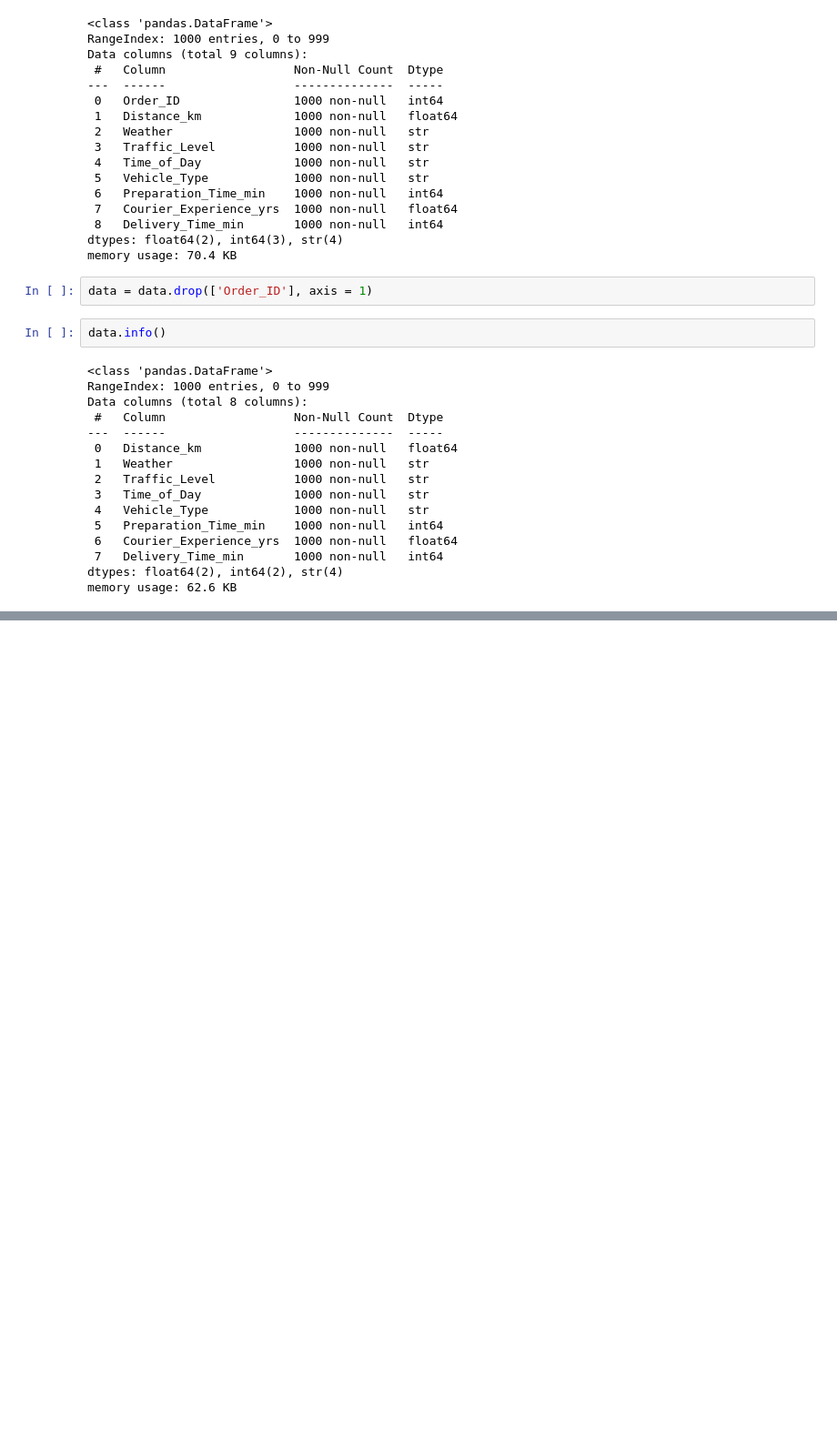
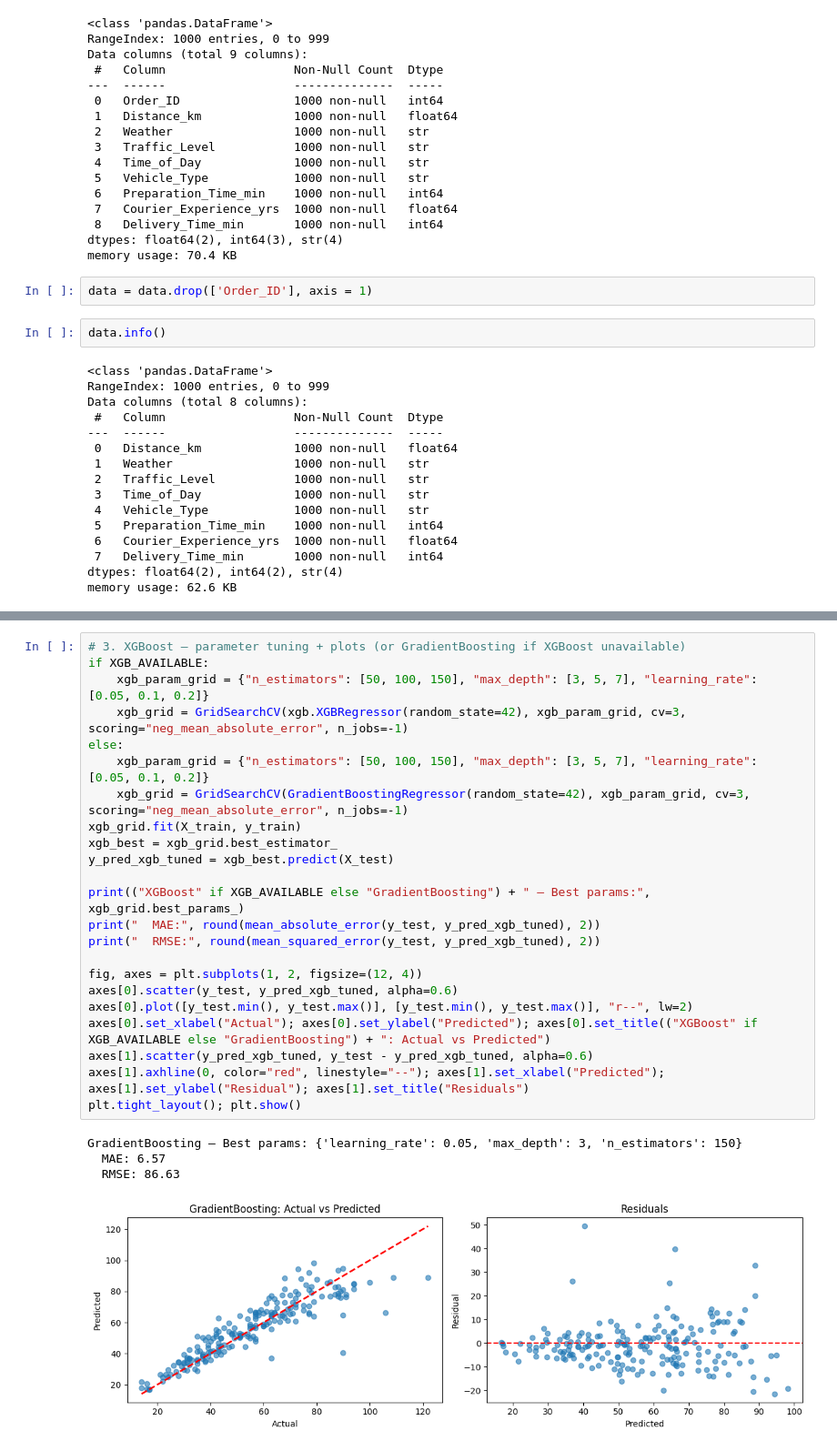
Before and after one commit to Aryan7440/Smart-food-delivery, a Jupyter notebook: notebook/food_delivery_estimation.ipynb, the cells around one changed output, grey strips where cells are left out. Shown at 91% size. Cells and saved outputs as stored; diff of their text form; blank space fills up the shorter version.

```diff
--- a/notebook/food_delivery_estimation.ipynb
+++ b/notebook/food_delivery_estimation.ipynb
@@ -127,0 +338,28 @@ data.head(10)
+# %%
+# 3. XGBoost — parameter tuning + plots (or GradientBoosting if XGBoost unavailable)
+if XGB_AVAILABLE:
+    xgb_param_grid = {"n_estimators": [50, 100, 150], "max_depth": [3, 5, 7], "learning_rate": [0.05, 0.1, 0.2]}
+    xgb_grid = GridSearchCV(xgb.XGBRegressor(random_state=42), xgb_param_grid, cv=3, scoring="neg_mean_absolute_error", n_jobs=-1)
+else:
+    xgb_param_grid = {"n_estimators": [50, 100, 150], "max_depth": [3, 5, 7], "learning_rate": [0.05, 0.1, 0.2]}
+    xgb_grid = GridSearchCV(GradientBoostingRegressor(random_state=42), xgb_param_grid, cv=3, scoring="neg_mean_absolute_error", n_jobs=-1)
+xgb_grid.fit(X_train, y_train)
+xgb_best = xgb_grid.best_estimator_
+y_pred_xgb_tuned = xgb_best.predict(X_test)
+
+print(("XGBoost" if XGB_AVAILABLE else "GradientBoosting") + " — Best params:", xgb_grid.best_params_)
+print("  MAE:", round(mean_absolute_error(y_test, y_pred_xgb_tuned), 2))
+print("  RMSE:", round(mean_squared_error(y_test, y_pred_xgb_tuned), 2))
+
+fig, axes = plt.subplots(1, 2, figsize=(12, 4))
+axes[0].scatter(y_test, y_pred_xgb_tuned, alpha=0.6)
+axes[0].plot([y_test.min(), y_test.max()], [y_test.min(), y_test.max()], "r--", lw=2)
+axes[0].set_xlabel("Actual"); axes[0].set_ylabel("Predicted"); axes[0].set_title(("XGBoost" if XGB_AVAILABLE else "GradientBoosting") + ": Actual vs Predicted")
+axes[1].scatter(y_pred_xgb_tuned, y_test - y_pred_xgb_tuned, alpha=0.6)
+axes[1].axhline(0, color="red", linestyle="--"); axes[1].set_xlabel("Predicted"); axes[1].set_ylabel("Residual"); axes[1].set_title("Residuals")
+plt.tight_layout(); plt.show()
+# %% [output]
+GradientBoosting — Best params: {'learning_rate': 0.05, 'max_depth': 3, 'n_estimators': 150}
+  MAE: 6.57
+  RMSE: 86.63
+[figure, added]
```
Also changed, not shown: parts of 19 cells of this notebook, 5 other files.
